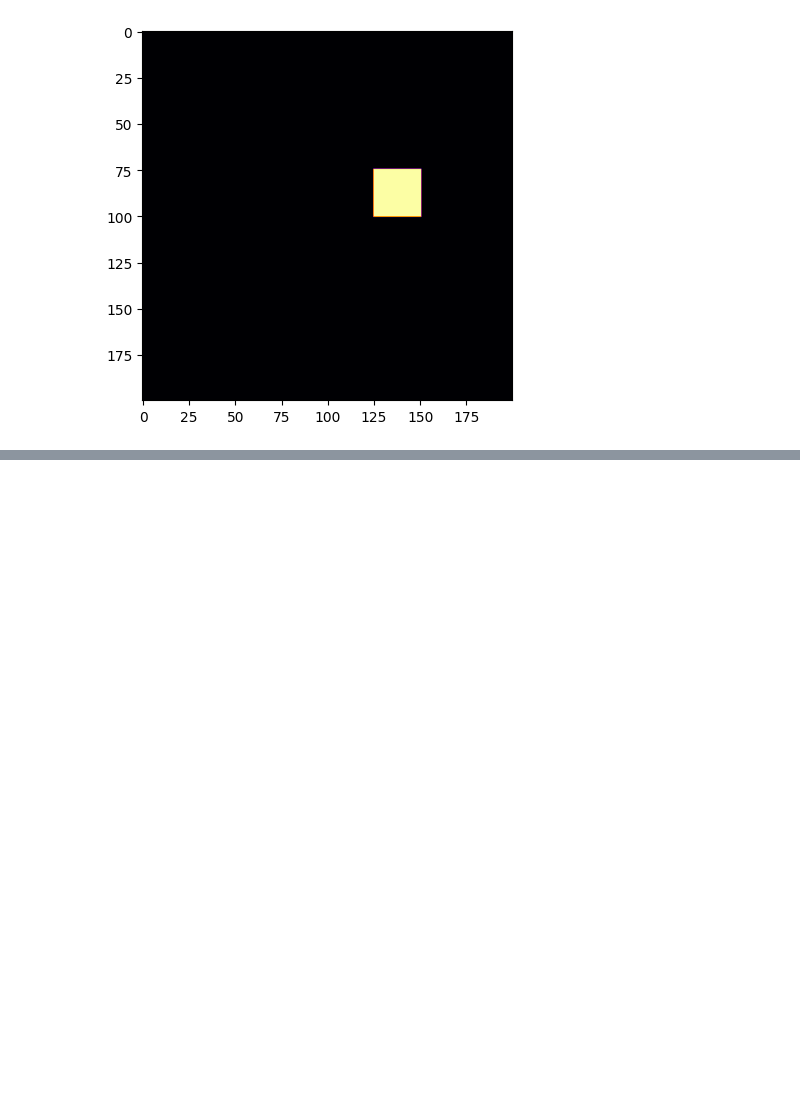
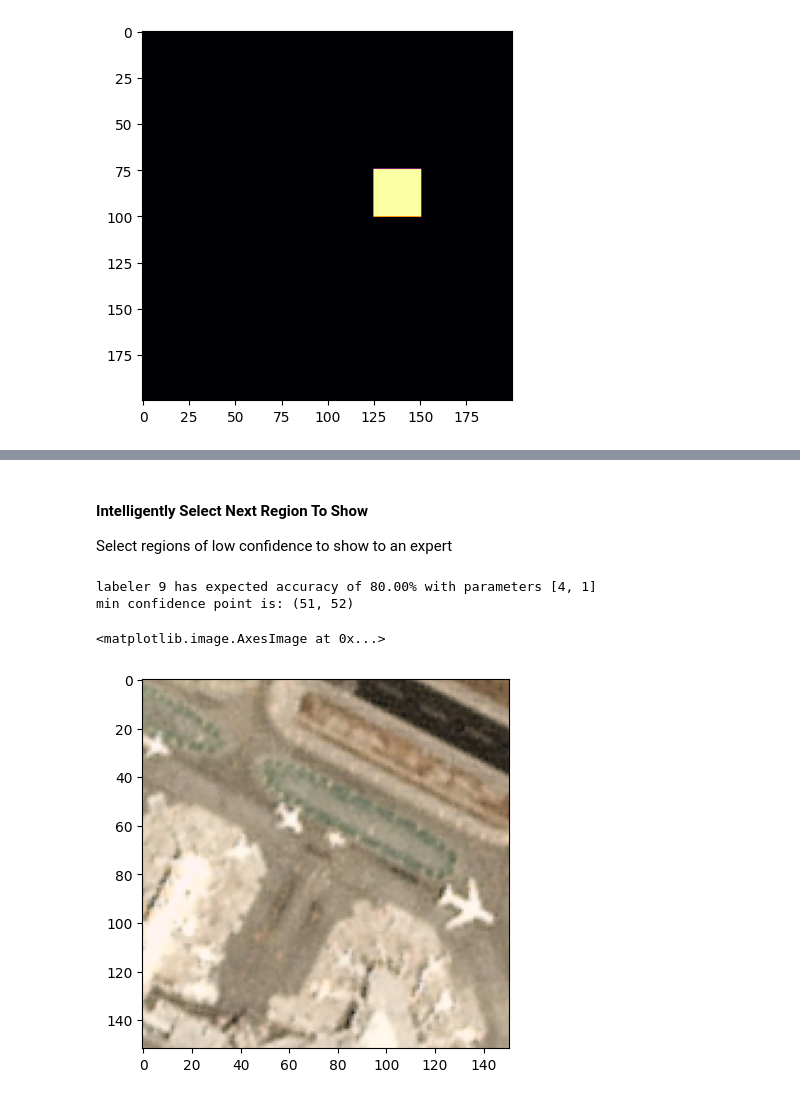
Before and after one commit to OKKM-insights/backend, a Jupyter notebook: prototyping/consensus_model.ipynb, the cells around one changed output, grey strips where cells are left out. Cells and saved outputs as stored; diff of their text form; code cells hidden in the pictures; blank space fills up the shorter version.

```diff
--- a/prototyping/consensus_model.ipynb
+++ b/prototyping/consensus_model.ipynb
@@ -200,0 +245,30 @@ Text(0.5, 1.0, 'confidence in prediction')
+# %% [markdown]
+#### Intelligently Select Next Region To Show
+Select regions of low confidence to show to an expert
+# %%
+labelers[9].accuracy['airplane'][0] = 4
+print(f"labeler {labelers[9].id} has expected accuracy of {labelers[9].accuracy['airplane'][0]/(labelers[9].accuracy['airplane'][0]+labelers[9].accuracy['airplane'][1])*100.0:.2f}% with parameters {labelers[9].accuracy['airplane']}")
+
+# naive solution to get low confidence region
+min_confidence = np.argmin(icm.confidence)
+col, row = min_confidence%200, int((min_confidence-(min_confidence%200))/200)
+print(f"min confidence point is: {col,row}")
+crop_size = 100
+
+def crop_image(image: npt.NDArray, center: list[int], size:int):
+    # crops image and returns new origin coordinate
+    left = max(center[0]-size, 0)
+    top = max(center[1]-size, 0)
+    right = min(center[0]+size, len(image[0]))
+    bottom = min(center[1]+size, len(image))
+    image2 = [row[left:right] for row in image[top:bottom]]
+
+    return image2, [left, top]
+
+image2, origin = crop_image(image, [col,row], crop_size)
+plt.imshow(image2)
+# %% [output]
+labeler 9 has expected accuracy of 80.00% with parameters [4, 1]
+min confidence point is: (51, 52)
+<matplotlib.image.AxesImage at 0x...>
+[figure, added]
```
Also changed, not shown: parts of 13 cells of this notebook.
